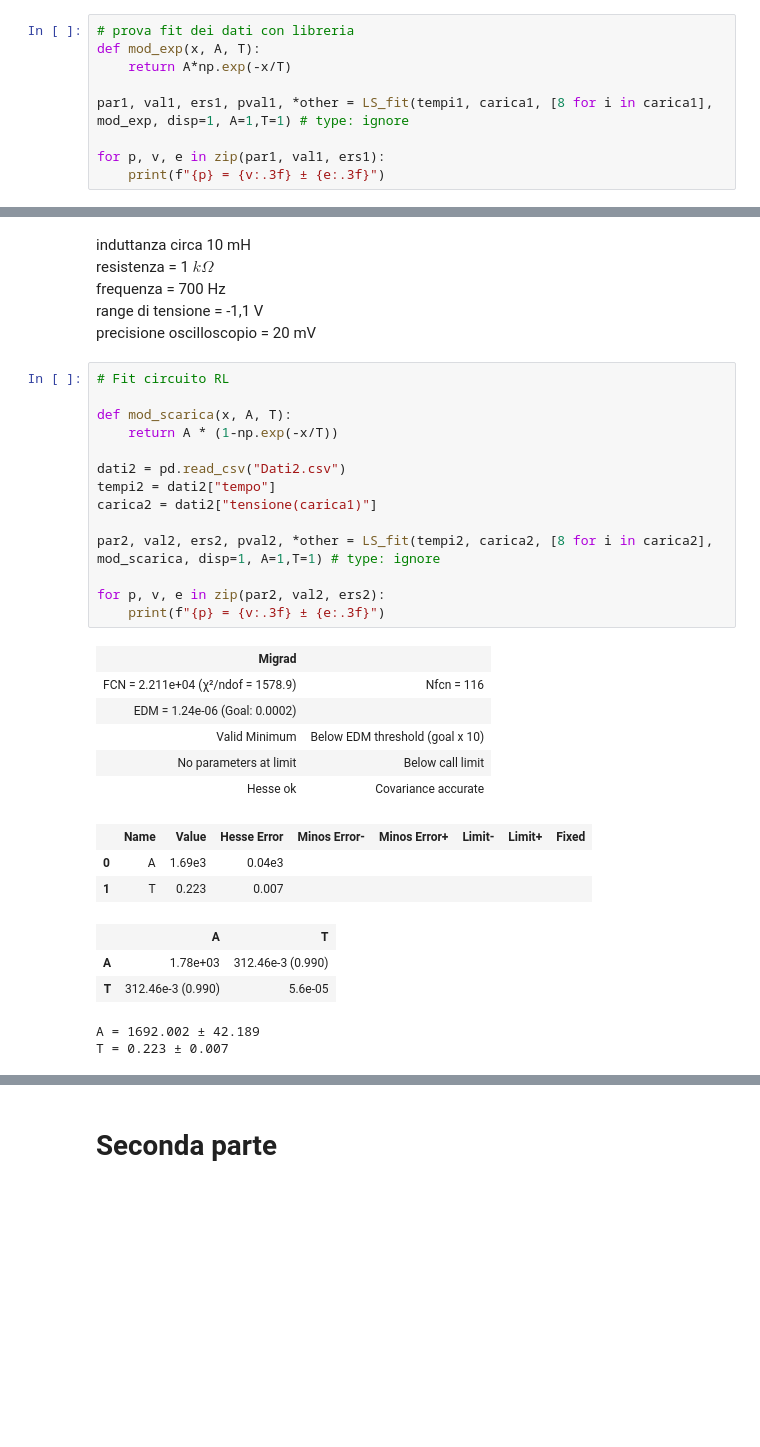
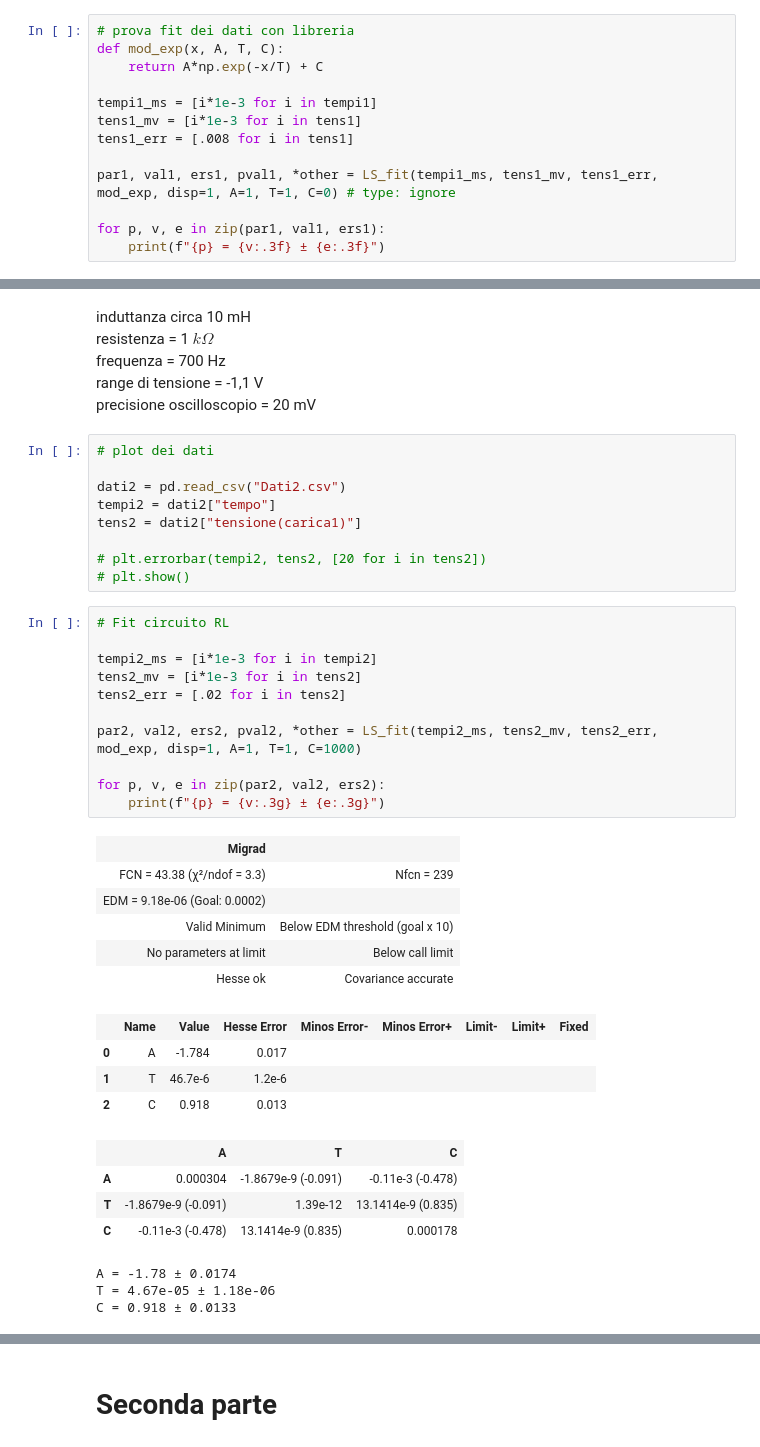
Before and after one commit to Pavar0tty/Laboratorio_2, a Jupyter notebook: Circuiti2/Analisi.ipynb, the cells around one changed output, grey strips where cells are left out. Saved outputs shown, nothing was run; the diff lists cells and outputs as text; blank space fills up the shorter version.

```diff
--- a/Circuiti2/Analisi.ipynb
+++ b/Circuiti2/Analisi.ipynb
@@ -30,10 +30,14 @@ carica1 = dati1["tensione(carica1)[mV]"]
 # plt.show()
 # %%
 # prova fit dei dati con libreria
-def mod_exp(x, A, T):
-    return A*np.exp(-x/T)
+def mod_exp(x, A, T, C):
+    return A*np.exp(-x/T) + C
 
-par1, val1, ers1, pval1, *other = LS_fit(tempi1, carica1, [8 for i in carica1], mod_exp, disp=1, A=1,T=1) # type: ignore
+tempi1_ms = [i*1e-3 for i in tempi1]
+tens1_mv = [i*1e-3 for i in tens1]
+tens1_err = [.008 for i in tens1]
+
+par1, val1, ers1, pval1, *other = LS_fit(tempi1_ms, tens1_mv, tens1_err, mod_exp, disp=1, A=1, T=1, C=0) # type: ignore
 
 for p, v, e in zip(par1, val1, ers1):
     print(f"{p} = {v:.3f} ± {e:.3f}")
@@ -60,32 +75,41 @@ resistenza = 1 $k\Omega$ \
 frequenza = 700 Hz \
 range di tensione = -1,1 V \
 precisione oscilloscopio = 20 mV
+# %%
+# plot dei dati
+
+dati2 = pd.read_csv("Dati2.csv")
+tempi2 = dati2["tempo"]
+tens2 = dati2["tensione(carica1)"]
+
+# plt.errorbar(tempi2, tens2, [20 for i in tens2])
+# plt.show()
 # %%
 # Fit circuito RL
 
-def mod_scarica(x, A, T):
-    return A * (1-np.exp(-x/T))
+tempi2_ms = [i*1e-3 for i in tempi2]
+tens2_mv = [i*1e-3 for i in tens2]
+tens2_err = [.02 for i in tens2]
 
-dati2 = pd.read_csv("Dati2.csv")
-tempi2 = dati2["tempo"]
-carica2 = dati2["tensione(carica1)"]
-
-par2, val2, ers2, pval2, *other = LS_fit(tempi2, carica2, [8 for i in carica2], mod_scarica, disp=1, A=1,T=1) # type: ignore
+par2, val2, ers2, pval2, *other = LS_fit(tempi2_ms, tens2_mv, tens2_err, mod_exp, disp=1, A=1, T=1, C=1000)
 
 for p, v, e in zip(par2, val2, ers2):
-    print(f"{p} = {v:.3f} ± {e:.3f}")
+    print(f"{p} = {v:.3g} ± {e:.3g}")
 # %% [output]
 | Migrad |  |
-| FCN = 2.211e+04 (χ²/ndof = 1578.9) | Nfcn = 116 |
-| EDM = 1.24e-06 (Goal: 0.0002) |  |
+| FCN = 43.38 (χ²/ndof = 3.3) | Nfcn = 239 |
+| EDM = 9.18e-06 (Goal: 0.0002) |  |
 | Valid Minimum | Below EDM threshold (goal x 10) |
 | No parameters at limit | Below call limit |
 | Hesse ok | Covariance accurate |
 |  | Name | Value | Hesse Error | Minos Error- | Minos Error+ | Limit- | Limit+ | Fixed |
-| 0 | A | 1.69e3 | 0.04e3 |  |  |  |  |  |
-| 1 | T | 0.223 | 0.007 |  |  |  |  |  |
+| 0 | A | -1.784 | 0.017 |  |  |  |  |  |
+| 1 | T | 46.7e-6 | 1.2e-6 |  |  |  |  |  |
+| 2 | C | 0.918 | 0.013 |  |  |  |  |  |
-|  | A | T |
-| A | 1.78e+03 | 312.46e-3 (0.990) |
-| T | 312.46e-3 (0.990) | 5.6e-05 |
+|  | A | T | C |
+| A | 0.000304 | -1.8679e-9 (-0.091) | -0.11e-3 (-0.478) |
+| T | -1.8679e-9 (-0.091) | 1.39e-12 | 13.1414e-9 (0.835) |
+| C | -0.11e-3 (-0.478) | 13.1414e-9 (0.835) | 0.000178 |
-A = 1692.002 ± 42.189
-T = 0.223 ± 0.007
+A = -1.78 ± 0.0174
+T = 4.67e-05 ± 1.18e-06
+C = 0.918 ± 0.0133
```
Also changed, not shown: parts of 4 cells of this notebook.
